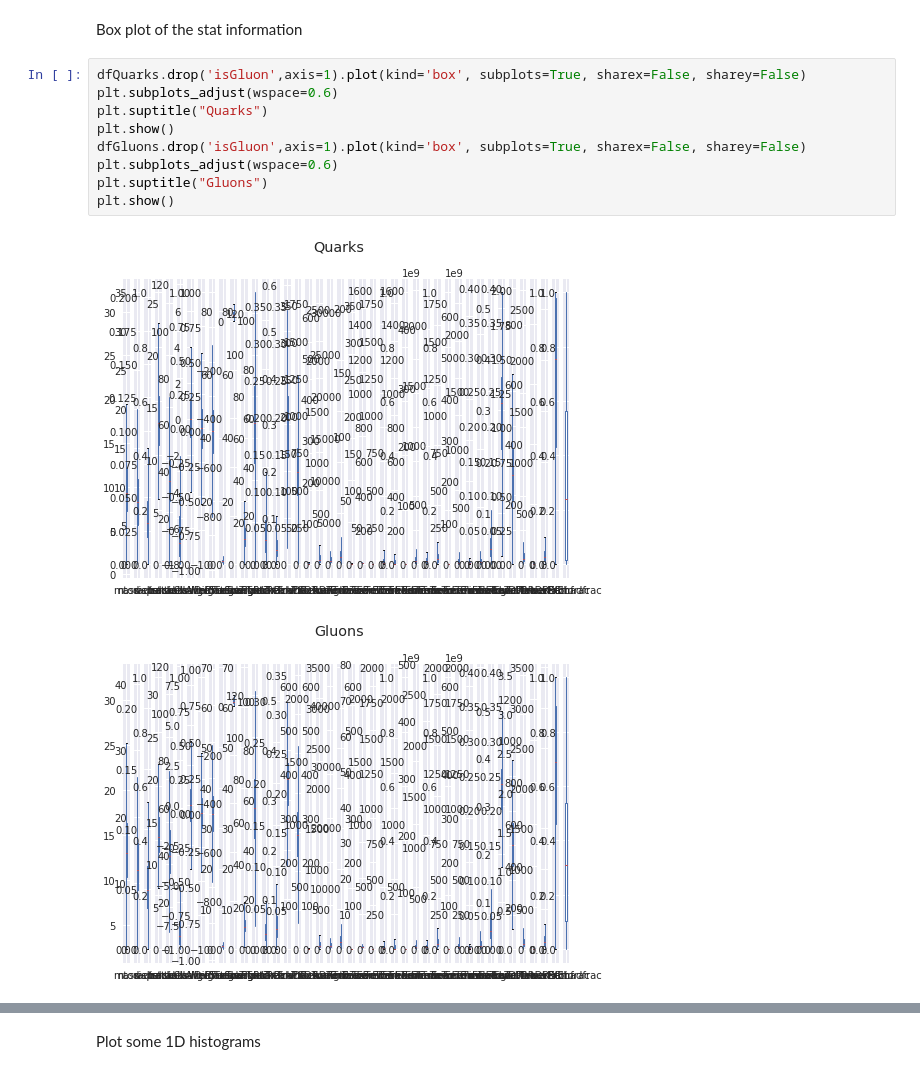
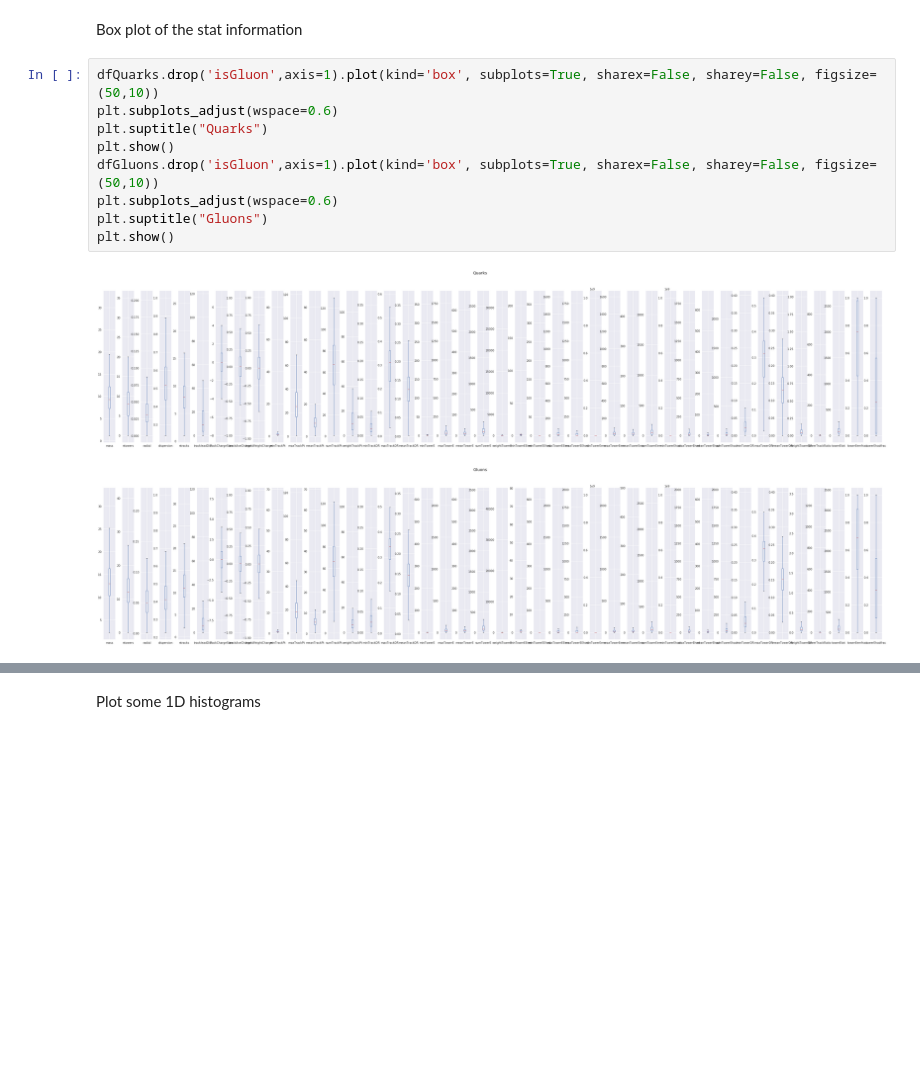
Before and after one commit to cbeiraod/LIPDataScienceSchool_2018, a Jupyter notebook: EDA.ipynb, the cells around one changed output, grey strips where cells are left out. Saved outputs shown, nothing was run; the diff lists cells and outputs as text; blank space fills up the shorter version.

```diff
--- a/EDA.ipynb
+++ b/EDA.ipynb
@@ -201,14 +207,14 @@ dfQuarks.query('radial == dispersion')
 # %% [markdown]
 Box plot of the stat information
 # %%
-dfQuarks.drop('isGluon',axis=1).plot(kind='box', subplots=True, sharex=False, sharey=False)
+dfQuarks.drop('isGluon',axis=1).plot(kind='box', subplots=True, sharex=False, sharey=False, figsize=(50,10))
 plt.subplots_adjust(wspace=0.6)
 plt.suptitle("Quarks")
 plt.show()
-dfGluons.drop('isGluon',axis=1).plot(kind='box', subplots=True, sharex=False, sharey=False)
+dfGluons.drop('isGluon',axis=1).plot(kind='box', subplots=True, sharex=False, sharey=False, figsize=(50,10))
 plt.subplots_adjust(wspace=0.6)
 plt.suptitle("Gluons")
 plt.show()
 # %% [output]
-[figure, old version]
+[figure, new version]
-[figure, old version]
+[figure, new version]
```
Also changed, not shown: parts of 6 cells of this notebook.
